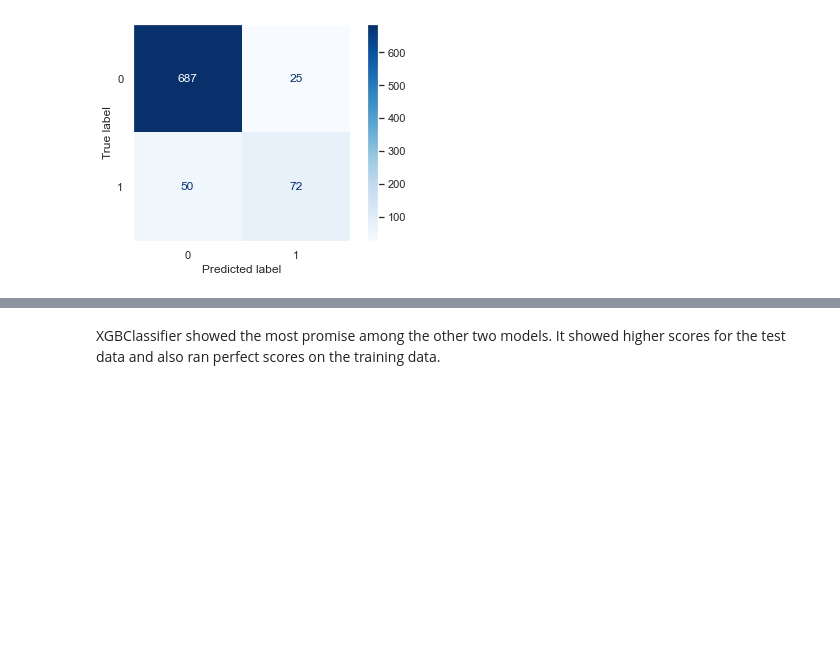
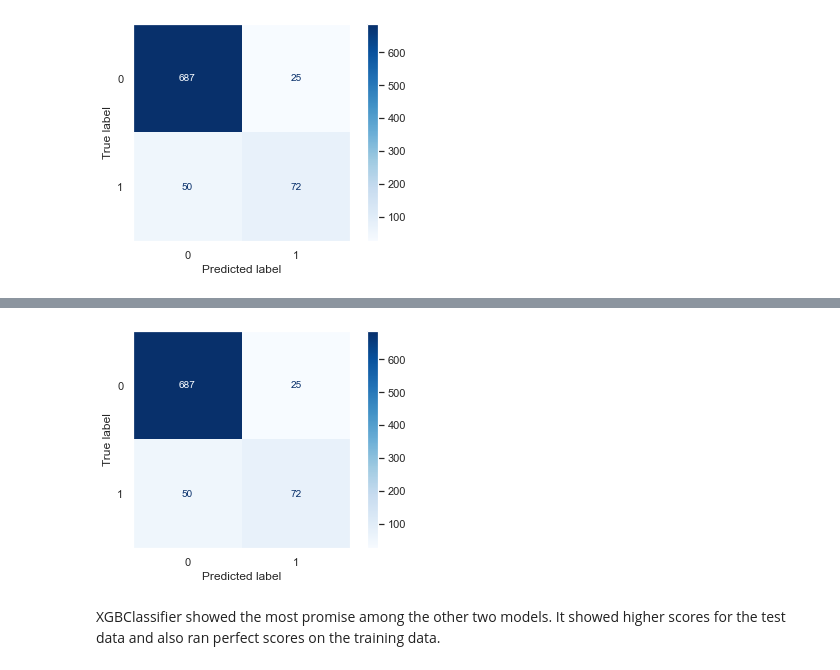
Before and after one commit to ashakeri92/SyriaTel_Analysis, a Jupyter notebook: Analysis.ipynb, the cells around one changed output, grey strips where cells are left out. Drawn from its saved outputs; the diff is of its cells as text; code cells hidden in the pictures; blank space fills up the shorter version.

```diff
--- a/Analysis.ipynb
+++ b/Analysis.ipynb
@@ -555,3 +560,12 @@ plt.show()
+# %%
+# confusion matrix for 2nd XGBClassifier
+plot_confusion_matrix(XG2, X_test_sc, y_test,
+                    cmap=plt.cm.Blues)
+
+plt.grid(False)
+plt.show()
+# %% [output]
+[figure, added]
 # %% [markdown]
 XGBClassifier showed the most promise among the other two models. It showed higher scores for the test data and also ran perfect scores on the training data.
 # %% [markdown]
```
Also changed, not shown: parts of 13 cells of this notebook.
